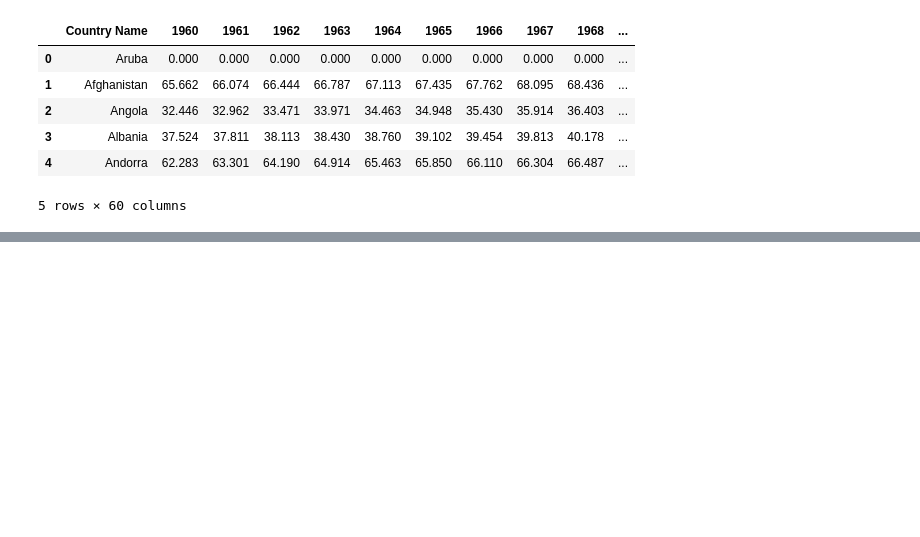
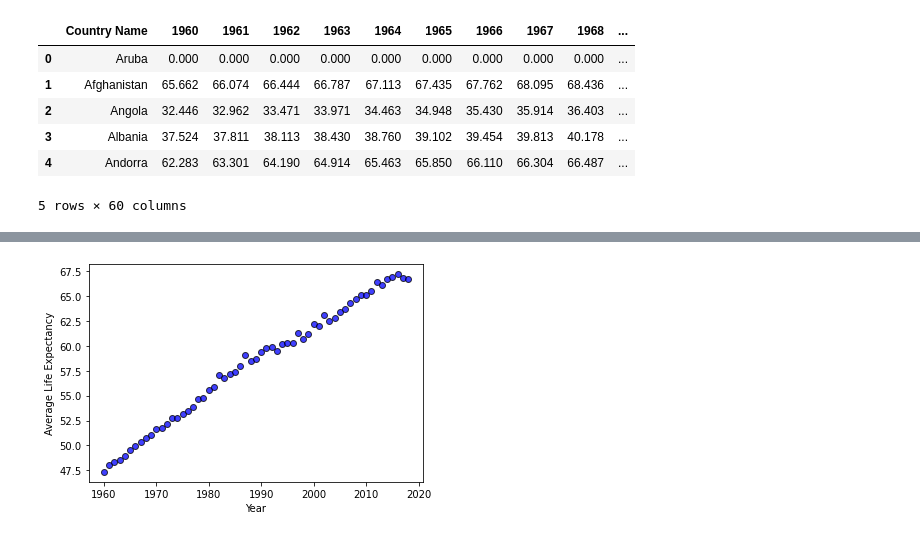
Before and after one commit to eskrotzki/Project-1, a Jupyter notebook: Project/Life-Expec Project.ipynb, the cells around one changed output, grey strips where cells are left out. Drawn from its saved outputs; the diff is of its cells as text; code cells hidden in the pictures; blank space fills up the shorter version.

```diff
--- a/Project/Life-Expec Project.ipynb
+++ b/Project/Life-Expec Project.ipynb
@@ -36,0 +104,8 @@ life_expec_df.head()
+# %%
+fig2 = plt.scatter(year_life, life_avg, marker="o", facecolors="blue", edgecolors="black", alpha=0.75)
+plt.xlabel("Year")
+plt.ylabel("Average Life Expectancy")
+
+plt.show()
+# %% [output]
+[figure, added]
```
Also changed, not shown: parts of 10 cells of this notebook, 1 other file.
